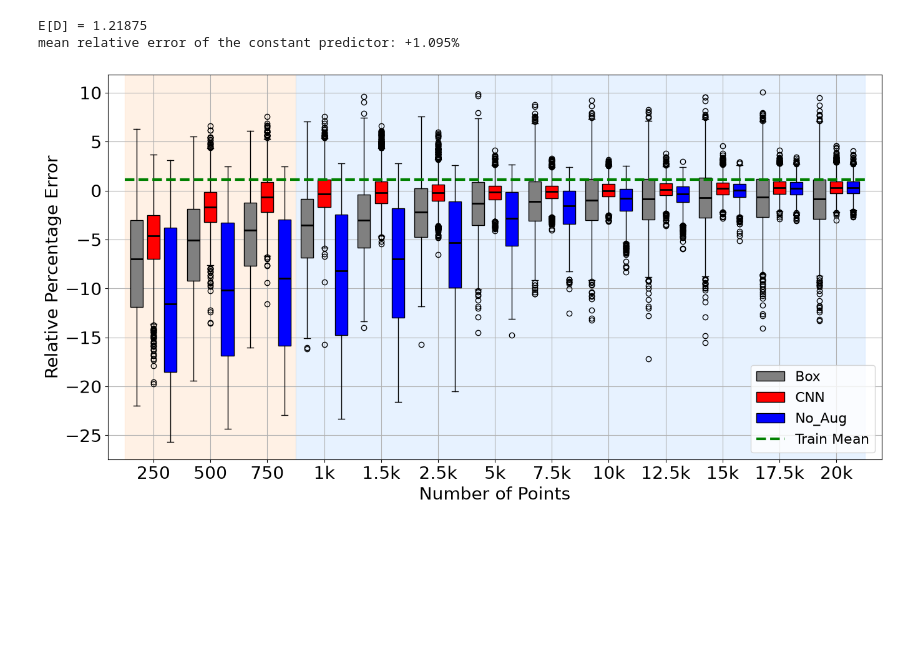
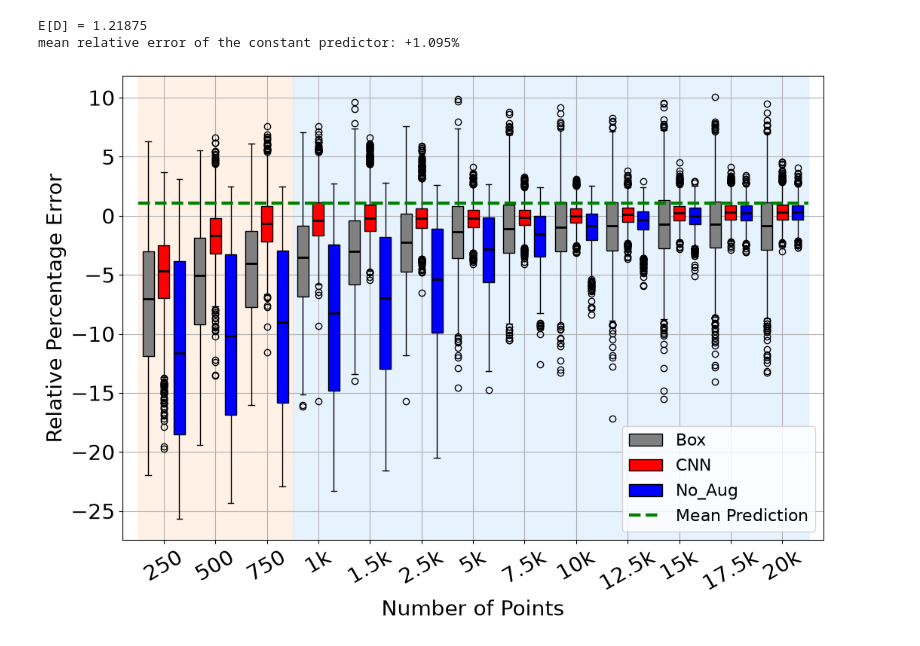
Before and after one commit to fvalle1/Determination-of-the-Fractal-Dimension-of-a-Curve-Using-a-Convolutional-Neural-Network, a Jupyter notebook: Results/Result_Portion.ipynb, the cells around one changed output. Cells and saved outputs as stored; diff of their text form; code cells hidden in the pictures; blank space fills up the shorter version.

```diff
--- a/Results/Result_Portion.ipynb
+++ b/Results/Result_Portion.ipynb
@@ -49,39 +49,39 @@ data_No = [test_No[col].dropna().values for col in cols]
 
 soglia = 3
 
-fig, ax = plt.subplots(figsize=(16, 8))
+fig, ax = plt.subplots(figsize=(12, 8))
 
 x = np.arange(1, 14)
 
 offset = 0.3
 
 bp1 = ax.boxplot(data_Box, positions=x - offset, widths=0.22,
                  patch_artist=True, boxprops=dict(facecolor="grey"), medianprops=dict(color="black", linewidth=2))
 bp2 = ax.boxplot(data_Rete, positions=x, widths=0.22,
                  patch_artist=True, boxprops=dict(facecolor="red"), medianprops=dict(color="black", linewidth=2))
 bp3 = ax.boxplot(data_No, positions=x + offset, widths=0.22,
                 patch_artist=True, boxprops=dict(facecolor="blue"), medianprops=dict(color="black", linewidth=2))
 
 ax.axvspan(0.5, soglia + 0.5, color="#ffe5cc", alpha=0.5)
 ax.axvspan(soglia + 0.5, len(x) + 0.5, color="#d0e7ff", alpha=0.5)
 
 # Reference: analytic mean relative error of the constant predictor D = E[D]
 # (independent of the number of points, so drawn as a horizontal line).
 x_lo, x_hi = x.min() - 0.5, x.max() + 0.5
 line = ax.hlines(y=MEAN_ERR_REF, xmin=x_lo, xmax=x_hi, color="green", lw=3, ls="--")
 
 ax.set_xticks(x)
-ax.set_xticklabels(porzione)
+ax.set_xticklabels(porzione, rotation=30)
 ax.tick_params(axis='both', labelsize=20)
 
 
 ax.set_xlabel("Number of Points", fontsize=20)
 ax.set_ylabel("Relative Percentage Error", fontsize=20)
 ax.grid(True)
 
 ax.legend([bp1["boxes"][0], bp2["boxes"][0], bp3["boxes"][0], line],
-          ["Box", "CNN", "No_Aug", "Train Mean"], loc="lower right", fontsize=16)
+          ["Box", "CNN", "No_Aug", "Mean Prediction"], loc="lower right", fontsize=16)
 
 plt.show()
 # %% [output]
-[figure, old version]
+[figure, new version]
```
Also changed, not shown: parts of 2 cells of this notebook, 3 other files.
